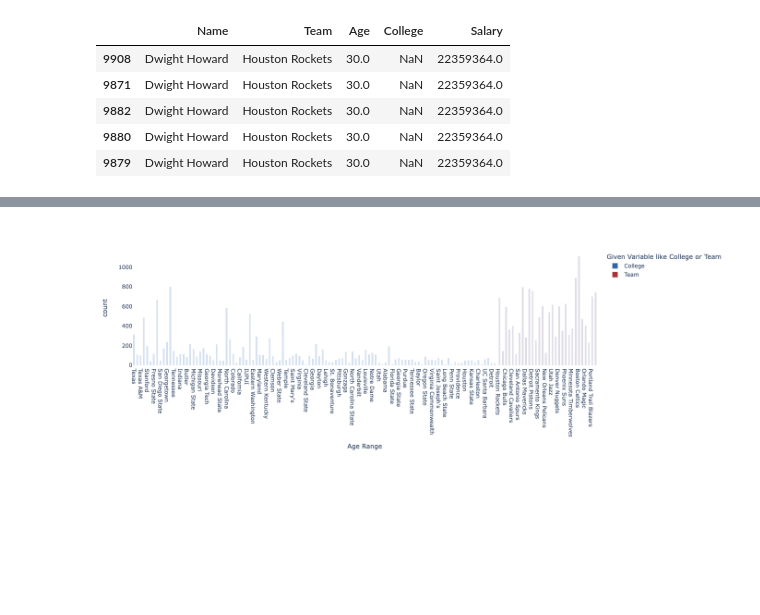
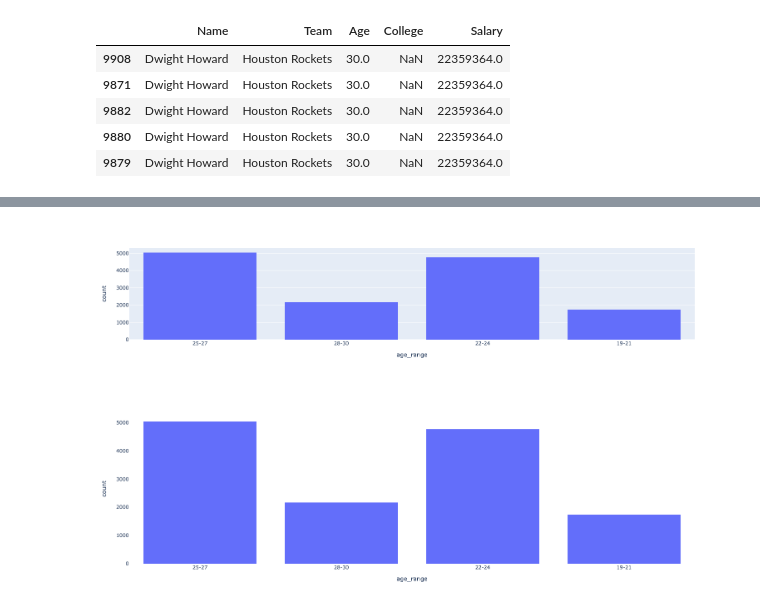
Before and after one commit to wangweiching/data-science-project-8, a Jupyter notebook: data-exploration.ipynb, the cells around one changed output, grey strips where cells are left out. Saved outputs shown, nothing was run; the diff lists cells and outputs as text; code cells hidden in the pictures; blank space fills up the shorter version.

```diff
--- a/data-exploration.ipynb
+++ b/data-exploration.ipynb
@@ -230,0 +227,2 @@ withRange.dropna()
+# %%
+withRange['Age'] = withRange['Age'].astype(int)
@@ -240,6 +254,8 @@ withRange.head()
 # %%
-mylabels=['25-34', '35-44', '45-54', '55-64', '65-74', '75-84', '85+']
+mylabels=['19-21', '22-24', '25-27', '28-30']
 # Use the .cut method to create a new variable using those cut points and labels.
 # data4['Range']=pd.cut(data3['Age'], bins=mybins, labels=mylabels)
-withRange['age_range']=pd.cut(withRange['Age'], bins=mybins, labels=mylabels)
-withRange.info
+# withRange['age_range']=pd.cut(withRange['Age'], bins=mybins, labels=mylabels)
+# withRange.info
+bins= [19,22,25,28,30]
+withRange['age_range'] = pd.cut(withRange['Age'], bins=bins,labels=mylabels, right=False)
@@ -264,18 +415,11 @@ withRange.info
 # %%
 mycolorscale = 'Sunset' # Note: The error message will list possible color scales.
 color_discrete_sequence = ['#3264A8','#A83232']
-
-withRange.reset_index(level=0, inplace=True)
-fig2 = px.bar(withRange, x='age_range', y=['College','Team'],
-          barmode='group',labels={'value':'Age Range','variable':'Given Variable like College or Team'},color_discrete_sequence=color_discrete_sequence)
-fig2.update_layout(
-    width=1200,
-    height=500,
-    paper_bgcolor='rgba(0,0,0,0)',
-    plot_bgcolor='rgba(0,0,0,0)'
-)
+fig = px.histogram(withRange, x="age_range", nbins=7)
+fig.show()
 # %% [output]
-[figure, old version]
+[figure, new version]
+[figure, added]
 # %%
 df.head()
 # %% [output]
```
Also changed, not shown: parts of 22 cells of this notebook.
